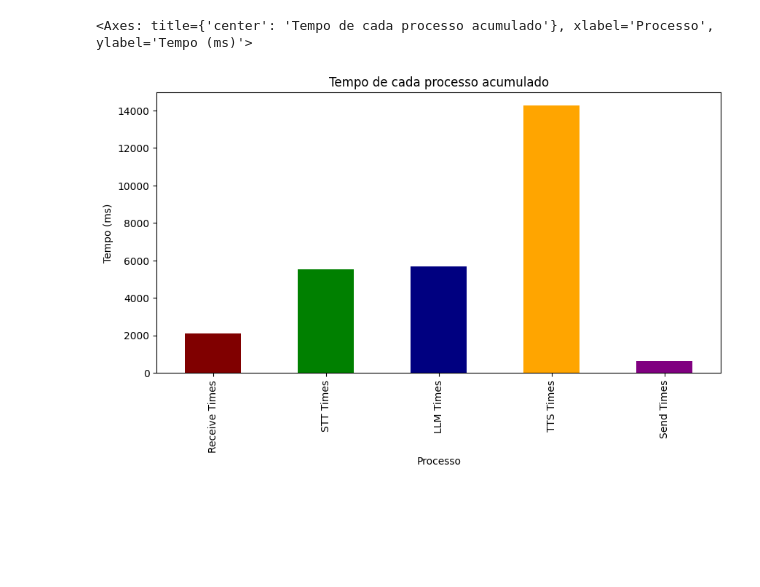
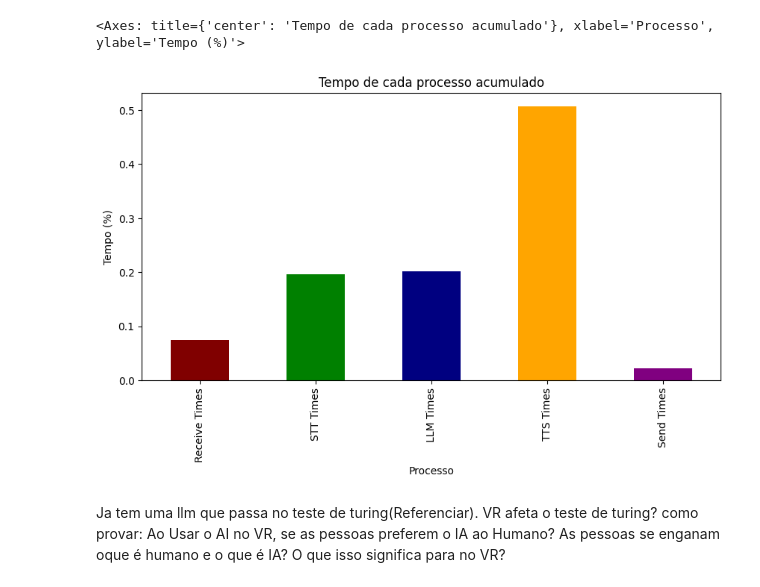
Before and after one commit to wesferr/Artificial-Intelligence-Virtual-Patient, a Jupyter notebook: servidor_audio/analisys.ipynb, the cells around one changed output. Drawn from its saved outputs; the diff is of its cells as text; code cells hidden in the pictures; blank space fills up the shorter version.

```diff
--- a/servidor_audio/analisys.ipynb
+++ b/servidor_audio/analisys.ipynb
@@ -113,5 +113,14 @@ plt.show()
 # %%
-size_table.sum(axis=0).plot(title="Tempo de cada processo acumulado", kind='bar', figsize=(10, 5), color=color_dict.values(), xlabel="Processo", ylabel="Tempo (ms)")
+df = size_table.sum(axis=0)
+df = df / df.sum(axis=0)
+df.plot(title="Tempo de cada processo acumulado", kind='bar', figsize=(10, 5), color=color_dict.values(), xlabel="Processo", ylabel="Tempo (%)")
 # %% [output]
-<Axes: title={'center': 'Tempo de cada processo acumulado'}, xlabel='Processo', ylabel='Tempo (ms)'>
+<Axes: title={'center': 'Tempo de cada processo acumulado'}, xlabel='Processo', ylabel='Tempo (%)'>
-[figure, old version]
+[figure, new version]
+# %% [markdown]
+Ja tem uma llm que passa no teste de turing(Referenciar).
+VR afeta o teste de turing? como provar:
+    Ao Usar o AI no VR, se as pessoas preferem o IA ao Humano?
+    As pessoas se enganam oque é humano
+     e o que é IA?
+    O que isso significa para no VR?
```
Also changed, not shown: parts of 4 cells of this notebook, 2 other files.
